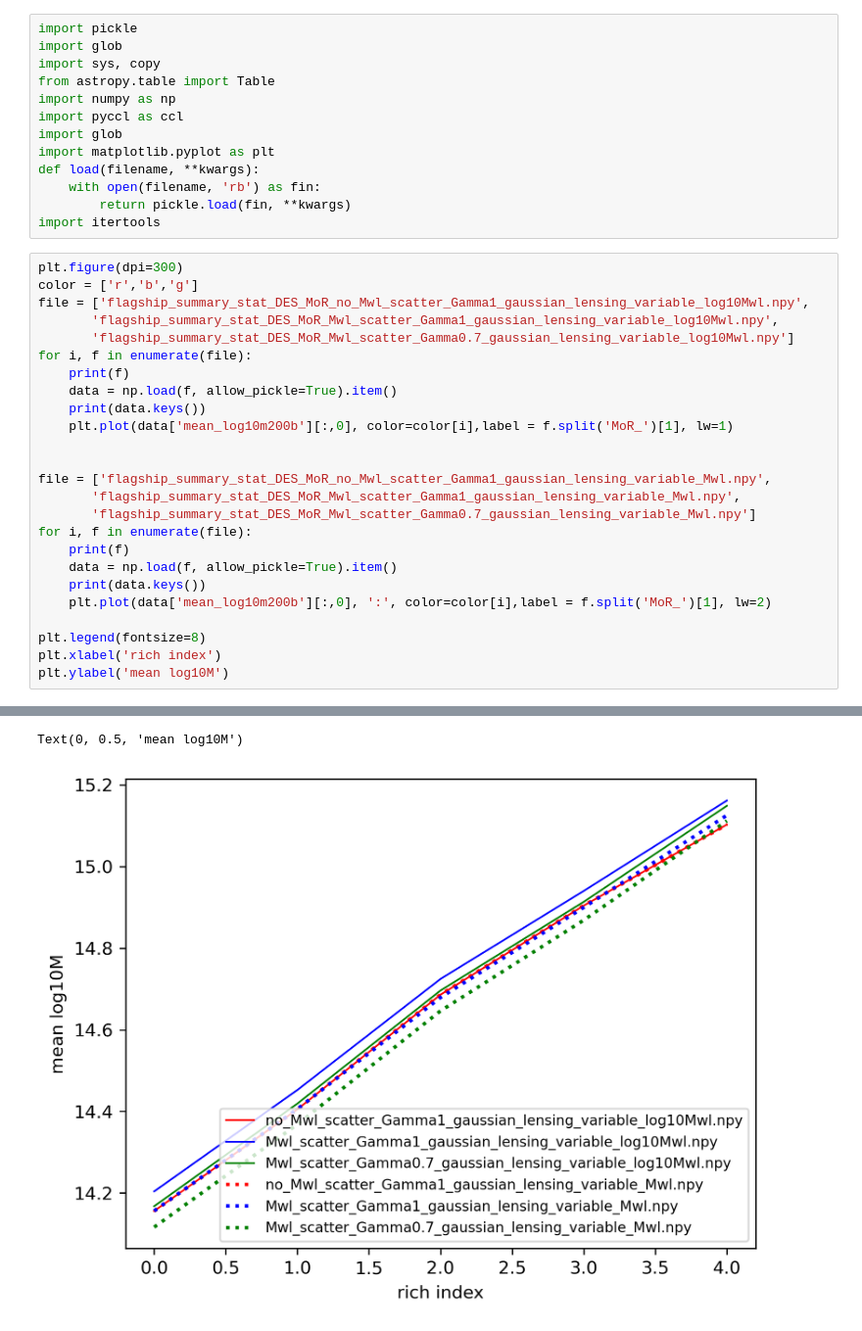
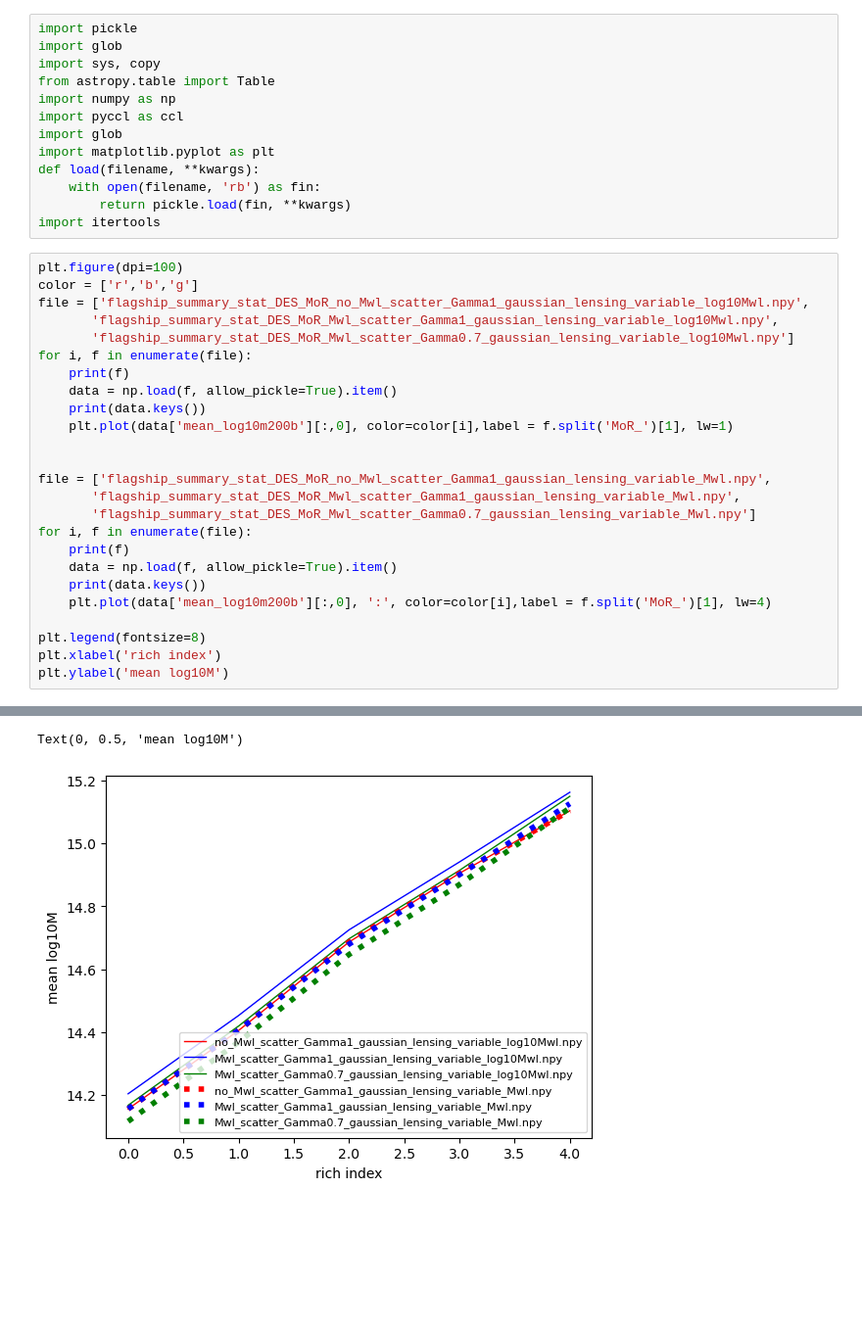
Before and after one commit to calumhrmurray/capish, a Jupyter notebook: euclid_flagship_simulations/see_flagship_summary_stats.ipynb, the cells around one changed output, grey strips where cells are left out. Shown at 98% size. Saved outputs shown, nothing was run; the diff lists cells and outputs as text; blank space fills up the shorter version.

```diff
--- a/euclid_flagship_simulations/see_flagship_summary_stats.ipynb
+++ b/euclid_flagship_simulations/see_flagship_summary_stats.ipynb
@@ -12,7 +12,7 @@ def load(filename, **kwargs):
         return pickle.load(fin, **kwargs)
 import itertools
 # %%
-plt.figure(dpi=300)
+plt.figure(dpi=100)
 color = ['r','b','g']
 file = ['flagship_summary_stat_DES_MoR_no_Mwl_scatter_Gamma1_gaussian_lensing_variable_log10Mwl.npy',
        'flagship_summary_stat_DES_MoR_Mwl_scatter_Gamma1_gaussian_lensing_variable_log10Mwl.npy',
@@ -22,32 +22,32 @@ for i, f in enumerate(file):
     data = np.load(f, allow_pickle=True).item()
     print(data.keys())
     plt.plot(data['mean_log10m200b'][:,0], color=color[i],label = f.split('MoR_')[1], lw=1)
 
 
 file = ['flagship_summary_stat_DES_MoR_no_Mwl_scatter_Gamma1_gaussian_lensing_variable_Mwl.npy',
        'flagship_summary_stat_DES_MoR_Mwl_scatter_Gamma1_gaussian_lensing_variable_Mwl.npy',
        'flagship_summary_stat_DES_MoR_Mwl_scatter_Gamma0.7_gaussian_lensing_variable_Mwl.npy']
 for i, f in enumerate(file):
     print(f)
     data = np.load(f, allow_pickle=True).item()
     print(data.keys())
-    plt.plot(data['mean_log10m200b'][:,0], ':', color=color[i],label = f.split('MoR_')[1], lw=2)
+    plt.plot(data['mean_log10m200b'][:,0], ':', color=color[i],label = f.split('MoR_')[1], lw=4)
 
 plt.legend(fontsize=8)
 plt.xlabel('rich index')
 plt.ylabel('mean log10M')
 # %% [output]
 flagship_summary_stat_DES_MoR_no_Mwl_scatter_Gamma1_gaussian_lensing_variable_log10Mwl.npy
 dict_keys(['count_with_m200b_def', 'mean_log10m200b', 'count_with_m200c_def', 'mean_log10m200c'])
 flagship_summary_stat_DES_MoR_Mwl_scatter_Gamma1_gaussian_lensing_variable_log10Mwl.npy
 dict_keys(['count_with_m200b_def', 'mean_log10m200b', 'count_with_m200c_def', 'mean_log10m200c'])
 flagship_summary_stat_DES_MoR_Mwl_scatter_Gamma0.7_gaussian_lensing_variable_log10Mwl.npy
 dict_keys(['count_with_m200b_def', 'mean_log10m200b', 'count_with_m200c_def', 'mean_log10m200c'])
 flagship_summary_stat_DES_MoR_no_Mwl_scatter_Gamma1_gaussian_lensing_variable_Mwl.npy
 dict_keys(['count_with_m200b_def', 'mean_log10m200b', 'count_with_m200c_def', 'mean_log10m200c'])
 flagship_summary_stat_DES_MoR_Mwl_scatter_Gamma1_gaussian_lensing_variable_Mwl.npy
 dict_keys(['count_with_m200b_def', 'mean_log10m200b', 'count_with_m200c_def', 'mean_log10m200c'])
 flagship_summary_stat_DES_MoR_Mwl_scatter_Gamma0.7_gaussian_lensing_variable_Mwl.npy
 dict_keys(['count_with_m200b_def', 'mean_log10m200b', 'count_with_m200c_def', 'mean_log10m200c'])
 Text(0, 0.5, 'mean log10M')
-[figure, old version]
+[figure, new version]
```
Also changed, not shown: parts of 2 cells of this notebook, 7 other files.
